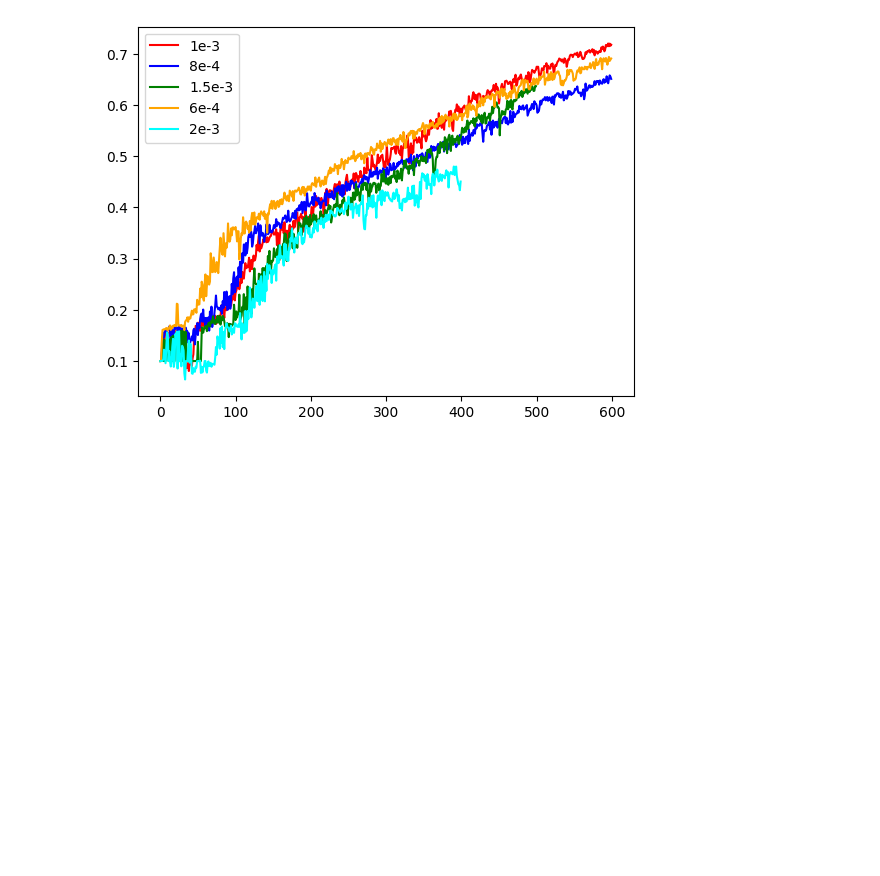
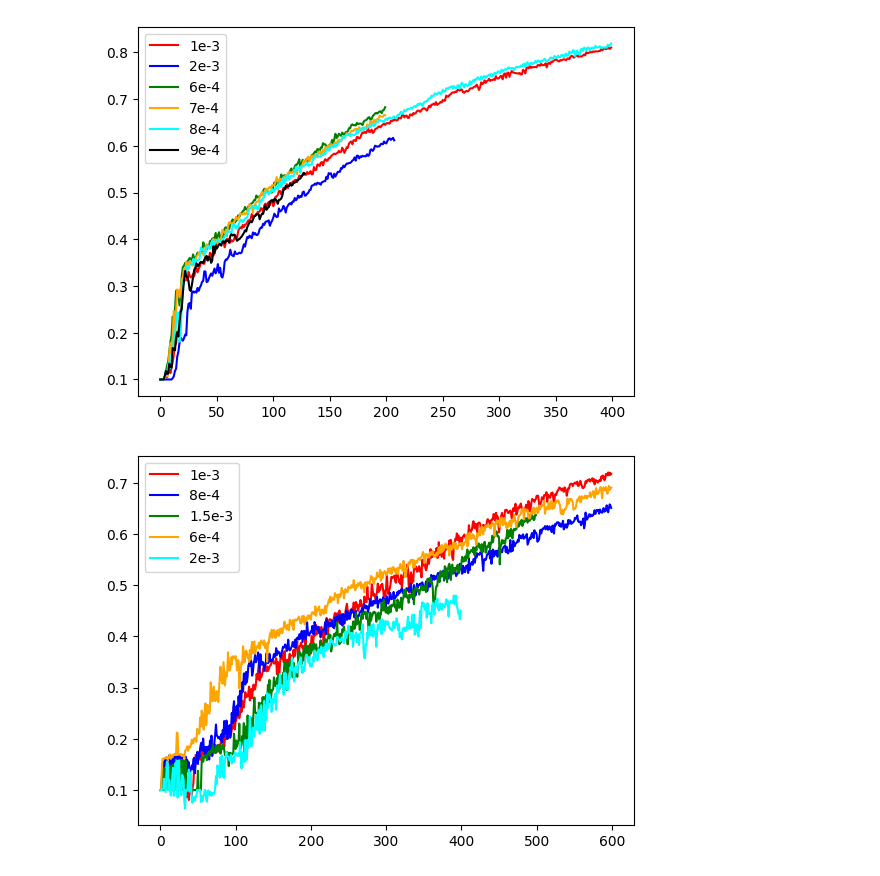
Before and after one commit to Luoxiaogan/PullSum_MNIST, a Jupyter notebook: CIFAR10实验_arxiv/分布式实验/main.ipynb, the cells around one changed output. Saved outputs shown, nothing was run; the diff lists cells and outputs as text; code cells hidden in the pictures; blank space fills up the shorter version.

```diff
--- a/CIFAR10实验_arxiv/分布式实验/main.ipynb
+++ b/CIFAR10实验_arxiv/分布式实验/main.ipynb
@@ -64,3 +117,36 @@ train_loss_history, test_loss_history, test_accuracy_history = train_PullSum(
+# %%
+import pandas as pd
+import matplotlib.pyplot as plt
+
+df1 = pd.read_csv(
+    "/root/GanLuo/PullSum_MNIST/CIFAR10实验_arxiv/分布式实验/数值实验_均匀数据/数值实验结果_pullsum/Ring1, n=20, lr=0.001, batch_size=128.csv"
+)
+df2 = pd.read_csv(
+    "/root/GanLuo/PullSum_MNIST/CIFAR10实验_arxiv/分布式实验/数值实验_均匀数据/数值实验结果_pullsum/Ring1, n=20, lr=0.002, batch_size=128.csv"
+)
+df3 = pd.read_csv(
+    "/root/GanLuo/PullSum_MNIST/CIFAR10实验_arxiv/分布式实验/数值实验_均匀数据/数值实验结果_pullsum/Ring1, n=20, lr=0.0006, batch_size=128.csv"
+)
+df4 = pd.read_csv(
+    "/root/GanLuo/PullSum_MNIST/CIFAR10实验_arxiv/分布式实验/数值实验_均匀数据/数值实验结果_pullsum/Ring1, n=20, lr=0.0007, batch_size=128.csv"
+)
+df5 = pd.read_csv(
+    "/root/GanLuo/PullSum_MNIST/CIFAR10实验_arxiv/分布式实验/数值实验_均匀数据/数值实验结果_pullsum/Ring1, n=20, lr=0.0008, batch_size=128.csv"
+)
+df6 = pd.read_csv(
+    "/root/GanLuo/PullSum_MNIST/CIFAR10实验_arxiv/分布式实验/数值实验_均匀数据/数值实验结果_pullsum/Ring1, n=20, lr=0.0009, batch_size=128.csv"
+)
+# %%
+plt.plot(df1["Test_Accuracy"], color="r", label="1e-3")
+plt.plot(df2["Test_Accuracy"], color="b", label="2e-3")
+plt.plot(df3["Test_Accuracy"], color="g", label="6e-4")
+plt.plot(df4["Test_Accuracy"], color="orange", label="7e-4")
+plt.plot(df5["Test_Accuracy"], color="cyan", label="8e-4")
+plt.plot(df6["Test_Accuracy"], color="black", label="9e-4")
+plt.legend()
+plt.show()
+# %% [output]
+[figure, added]
 # %%
 import pandas as pd
 import matplotlib.pyplot as plt
```
Also changed, not shown: parts of 8 cells of this notebook, 6 other files.
